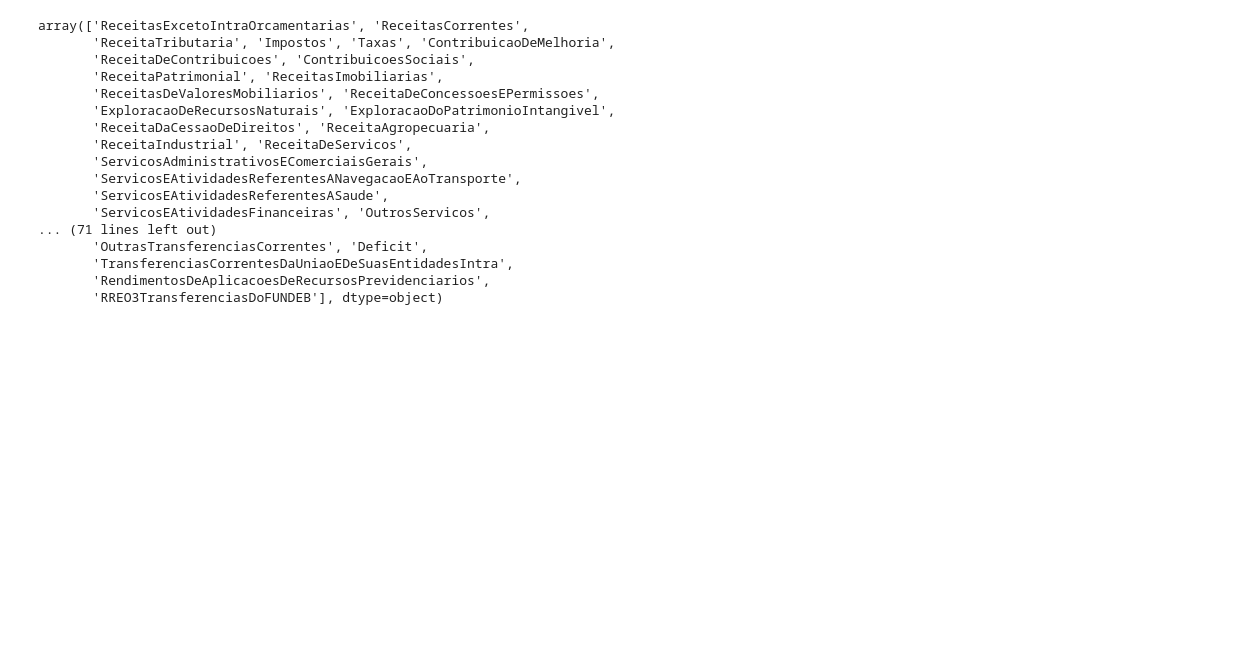
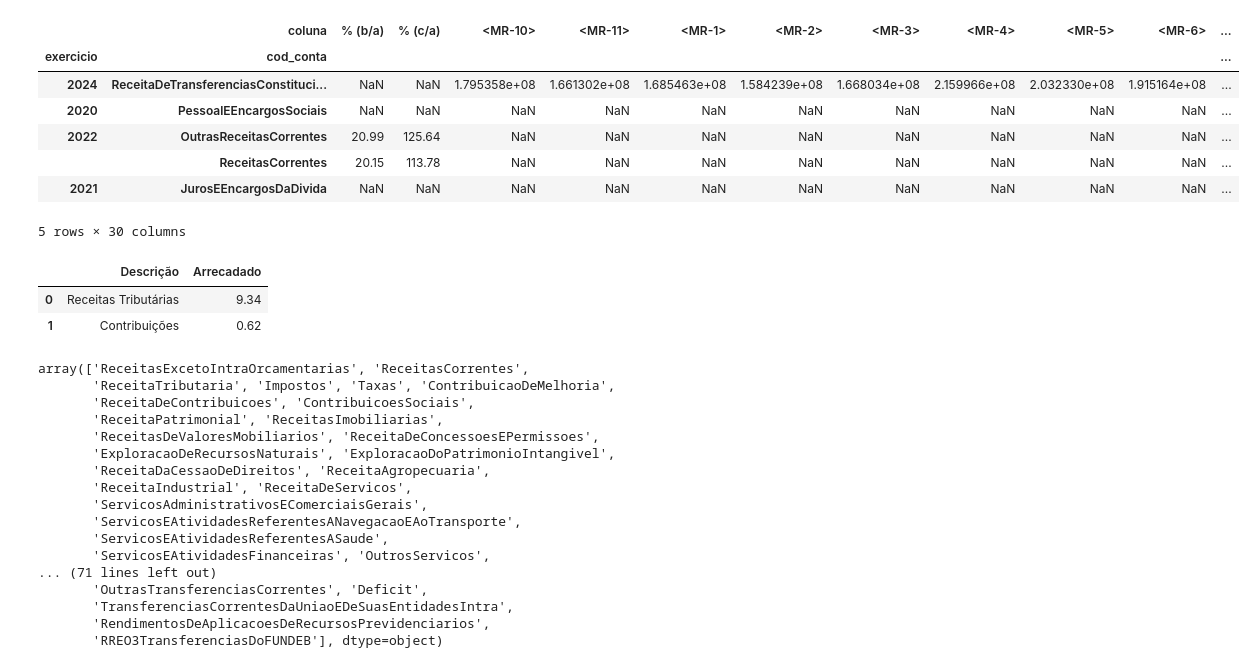
Before and after one commit to PedroJRod/api_siconfi, a Jupyter notebook: report.ipynb, the cells around one changed output. Cells and saved outputs as stored; diff of their text form; code cells hidden in the pictures; blank space fills up the shorter version.

```diff
--- a/report.ipynb
+++ b/report.ipynb
@@ -40,3 +95,28 @@ array(['RREO-Anexo 01', 'RREO-Anexo 03'], dtype=object)
+# %%
+rreo_df['coluna'] = np.where(rreo_df['coluna'].str.contains('PREVISÃO ATUALIZADA'), 'PREVISÃO ATUALIZADA', rreo_df['coluna'])
+# %%
+rreo_df_pivot = rreo_df.pivot_table(index=['exercicio','cod_conta'], columns='coluna', values='valor', aggfunc='sum')
+# %%
+rreo_df_pivot.sample(5)
+# %% [output]
+|  | coluna | % (b/a) | % (c/a) | <MR-10> | <MR-11> | <MR-1> | <MR-2> | <MR-3> | <MR-4> | <MR-5> | <MR-6> | ... |
+| exercicio | cod_conta |  |  |  |  |  |  |  |  |  |  | ... |
+| 2024 | ReceitaDeTransferenciasConstituci... | NaN | NaN | 1.795358e+08 | 1.661302e+08 | 1.685463e+08 | 1.584239e+08 | 1.668034e+08 | 2.159966e+08 | 2.032330e+08 | 1.915164e+08 | ... |
+| 2020 | PessoalEEncargosSociais | NaN | NaN | NaN | NaN | NaN | NaN | NaN | NaN | NaN | NaN | ... |
+| 2022 | OutrasReceitasCorrentes | 20.99 | 125.64 | NaN | NaN | NaN | NaN | NaN | NaN | NaN | NaN | ... |
+|  | ReceitasCorrentes | 20.15 | 113.78 | NaN | NaN | NaN | NaN | NaN | NaN | NaN | NaN | ... |
+| 2021 | JurosEEncargosDaDivida | NaN | NaN | NaN | NaN | NaN | NaN | NaN | NaN | NaN | NaN | ... |
+5 rows × 30 columns
+# %%
+df_teste = {'Descrição':['Receitas Tributárias','Contribuições'],
+            'Arrecadado': [round(rreo_df_pivot.loc[2024,'ReceitaTributariaLiquidaExcetoTransferenciasEFUNDEB']['TOTAL (ÚLTIMOS 12 MESES)']/1000000000, 2),
+                           round(rreo_df_pivot.loc[2024,'ReceitaDeContribuicoes']['Até o Bimestre (c)']/1000000000, 2)]}
+df_teste = pd.DataFrame(df_teste)
+df_teste
+# %% [output]
+|  | Descrição | Arrecadado |
+| 0 | Receitas Tributárias | 9.34 |
+| 1 | Contribuições | 0.62 |
 # %%
 rreo_df['cod_conta'].unique()
 # %% [output]
```
Also changed, not shown: parts of 8 cells of this notebook, 1 other file.
